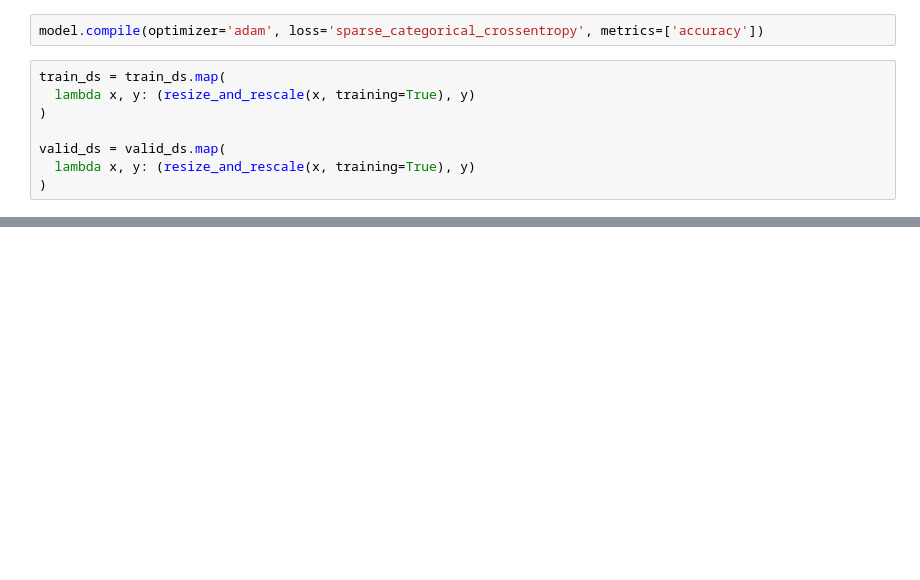
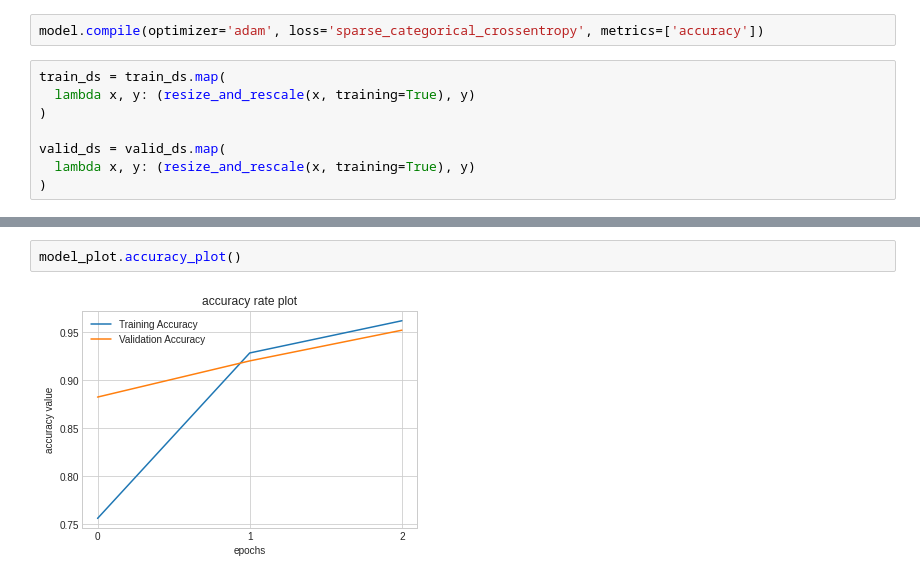
Before and after one commit to EtheriousKelv/Jan-Ken-Pon, a Jupyter notebook: Project Notebook.ipynb, the cells around one changed output, grey strips where cells are left out. Saved outputs shown, nothing was run; the diff lists cells and outputs as text; blank space fills up the shorter version.

```diff
--- a/Project Notebook.ipynb
+++ b/Project Notebook.ipynb
@@ -157,0 +161,4 @@ Epoch 5/5
+# %%
+model_plot.accuracy_plot()
+# %% [output]
+[figure, added]
```
Also changed, not shown: parts of 7 cells of this notebook.
